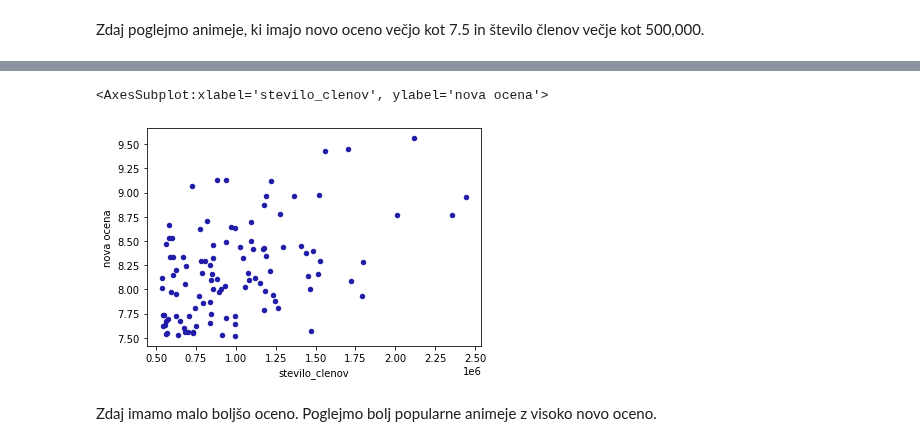
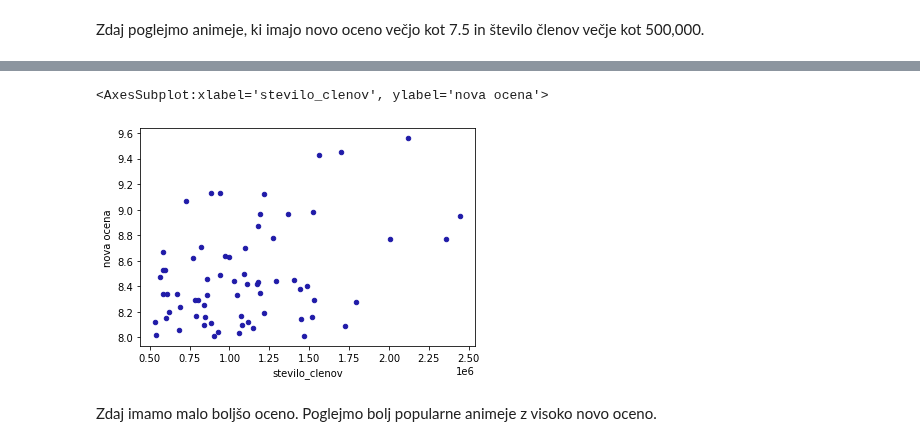
Before and after one commit to Teodora-Cvetkovic/Anime-filmi-in-serije, a Jupyter notebook: Anime_serije.ipynb, the cells around one changed output, grey strips where cells are left out. Cells and saved outputs as stored; diff of their text form; code cells hidden in the pictures.

```diff
--- a/Anime_serije.ipynb
+++ b/Anime_serije.ipynb
@@ -272,8 +185,8 @@ novi_dobri_animeji
 # %%
-novi_dobri_animeji.plot.scatter(x="stevilo_clenov", y="nova ocena", color='#201ba8')
+animeji[(animeji['nova ocena'] > 8) & (animeji['stevilo_clenov'] > 500000)].plot.scatter(x="stevilo_clenov", y="nova ocena", color='#201ba8')
 # %% [output]
 <AxesSubplot:xlabel='stevilo_clenov', ylabel='nova ocena'>
-[figure, old version]
+[figure, new version]
 # %% [markdown]
 Zdaj imamo malo boljšo oceno. Poglejmo bolj popularne animeje z visoko novo oceno.
 # %%
```
Also changed, not shown: parts of 391 cells of this notebook, 3 other files.
